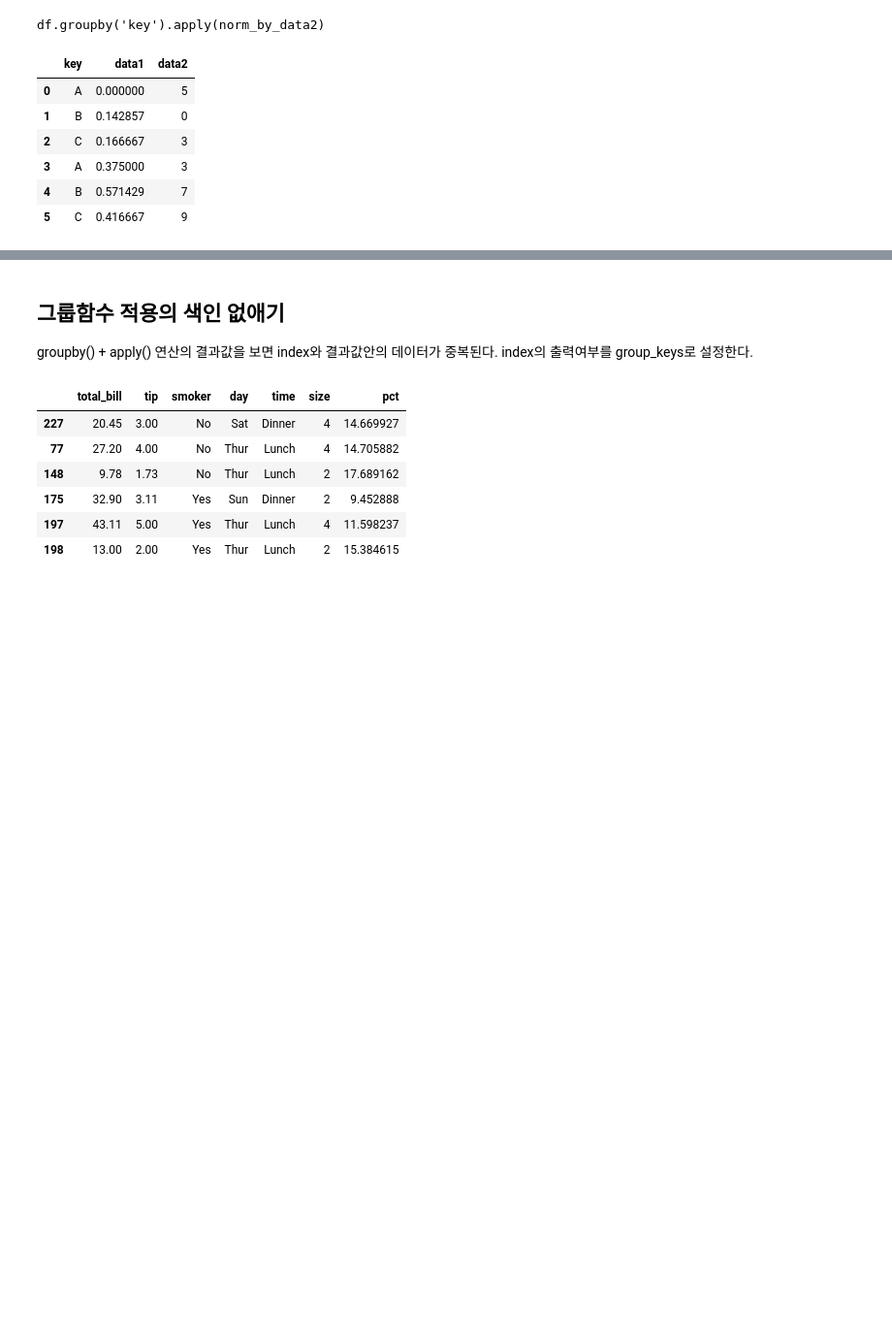
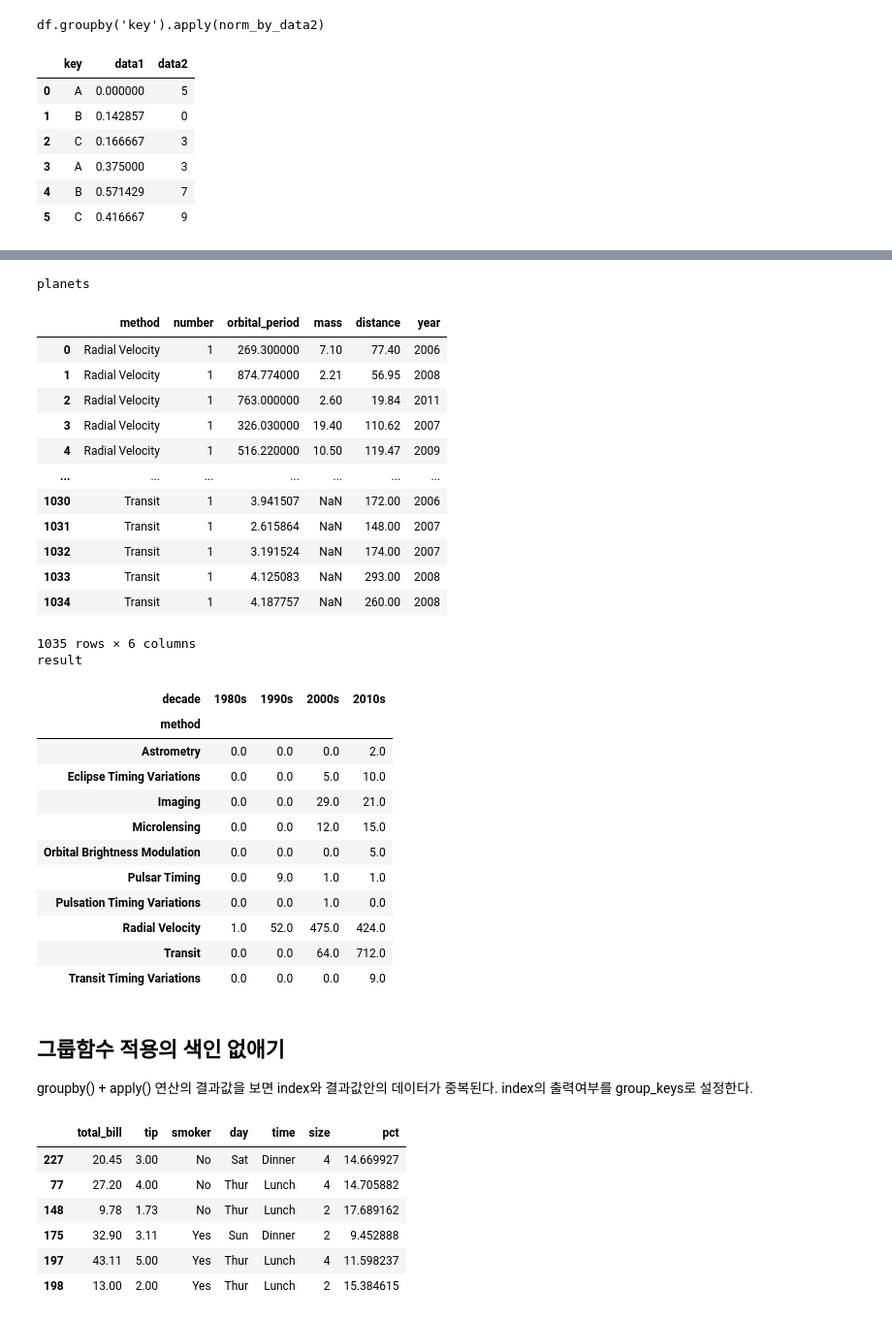
Before and after one commit to netager/Quick_Ref, a Jupyter notebook: data_analysis/Pandas/group_operation_transformation.ipynb.ipynb, the cells around one changed output, grey strips where cells are left out. Shown at 97% size. Cells and saved outputs as stored; diff of their text form; code cells hidden in the pictures; blank space fills up the shorter version.

```diff
--- a/data_analysis/Pandas/group_operation_transformation.ipynb.ipynb
+++ b/data_analysis/Pandas/group_operation_transformation.ipynb.ipynb
@@ -387,3 +517,40 @@ KeyError: 'data1'
+# %%
+import seaborn as sns
+planets = sns.load_dataset('planets')
+
+decade = 10 * (planets['year'] // 10)
+decade = decade.astype(str) + 's'
+decade.name = 'decade'
+result = planets.groupby(['method', decade])['number'].sum().unstack().fillna(0)
+display('planets','result')
+# %% [output]
+planets
+|  | method | number | orbital_period | mass | distance | year |
+| 0 | Radial Velocity | 1 | 269.300000 | 7.10 | 77.40 | 2006 |
+| 1 | Radial Velocity | 1 | 874.774000 | 2.21 | 56.95 | 2008 |
+| 2 | Radial Velocity | 1 | 763.000000 | 2.60 | 19.84 | 2011 |
+| 3 | Radial Velocity | 1 | 326.030000 | 19.40 | 110.62 | 2007 |
+| 4 | Radial Velocity | 1 | 516.220000 | 10.50 | 119.47 | 2009 |
+| ... | ... | ... | ... | ... | ... | ... |
+| 1030 | Transit | 1 | 3.941507 | NaN | 172.00 | 2006 |
+| 1031 | Transit | 1 | 2.615864 | NaN | 148.00 | 2007 |
+| 1032 | Transit | 1 | 3.191524 | NaN | 174.00 | 2007 |
+| 1033 | Transit | 1 | 4.125083 | NaN | 293.00 | 2008 |
+| 1034 | Transit | 1 | 4.187757 | NaN | 260.00 | 2008 |
+1035 rows × 6 columns
+result
+| decade | 1980s | 1990s | 2000s | 2010s |
+| method |  |  |  |  |
+| Astrometry | 0.0 | 0.0 | 0.0 | 2.0 |
+| Eclipse Timing Variations | 0.0 | 0.0 | 5.0 | 10.0 |
+| Imaging | 0.0 | 0.0 | 29.0 | 21.0 |
+| Microlensing | 0.0 | 0.0 | 12.0 | 15.0 |
+| Orbital Brightness Modulation | 0.0 | 0.0 | 0.0 | 5.0 |
+| Pulsar Timing | 0.0 | 9.0 | 1.0 | 1.0 |
+| Pulsation Timing Variations | 0.0 | 0.0 | 1.0 | 0.0 |
+| Radial Velocity | 1.0 | 52.0 | 475.0 | 424.0 |
+| Transit | 0.0 | 0.0 | 64.0 | 712.0 |
+| Transit Timing Variations | 0.0 | 0.0 | 0.0 | 9.0 |
 # %% [markdown]
 ## 그룹함수 적용의 색인 없애기
 groupby() + apply() 연산의 결과값을 보면 index와 결과값안의 데이터가 중복된다. index의 출력여부를 group_keys로 설정한다.
```
Also changed, not shown: parts of 10 cells of this notebook.
